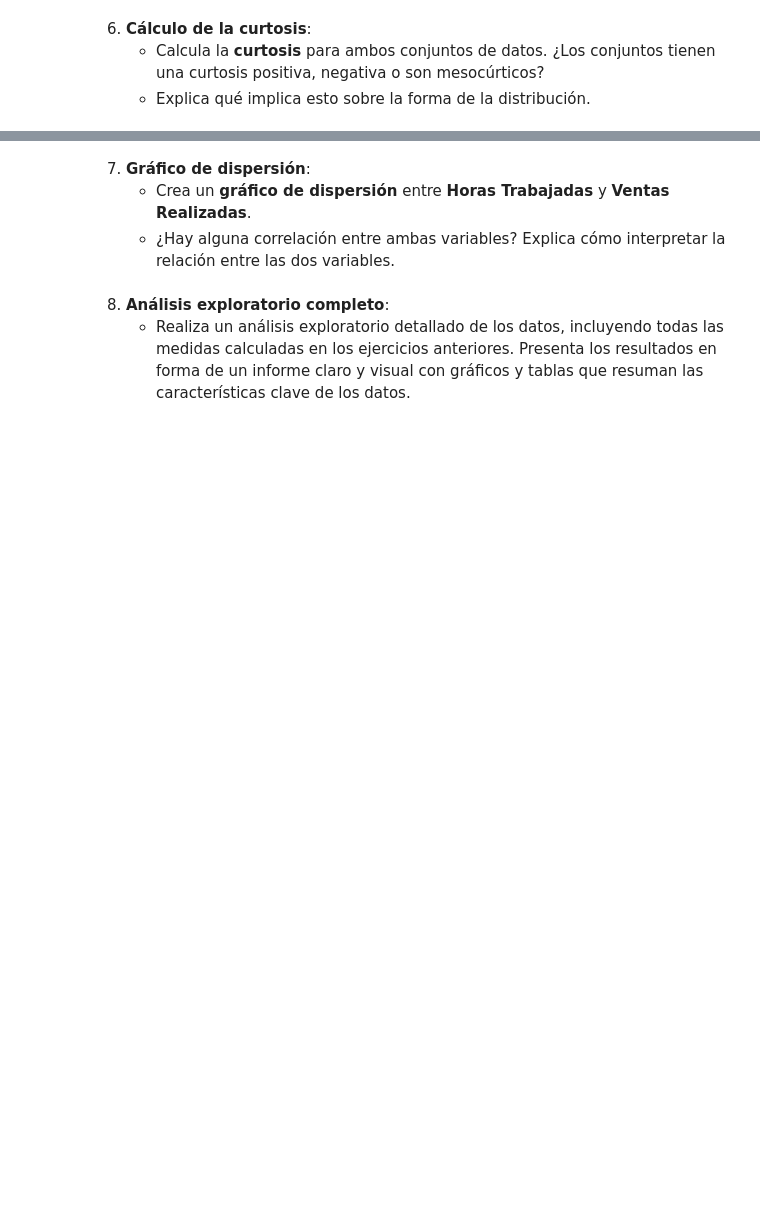
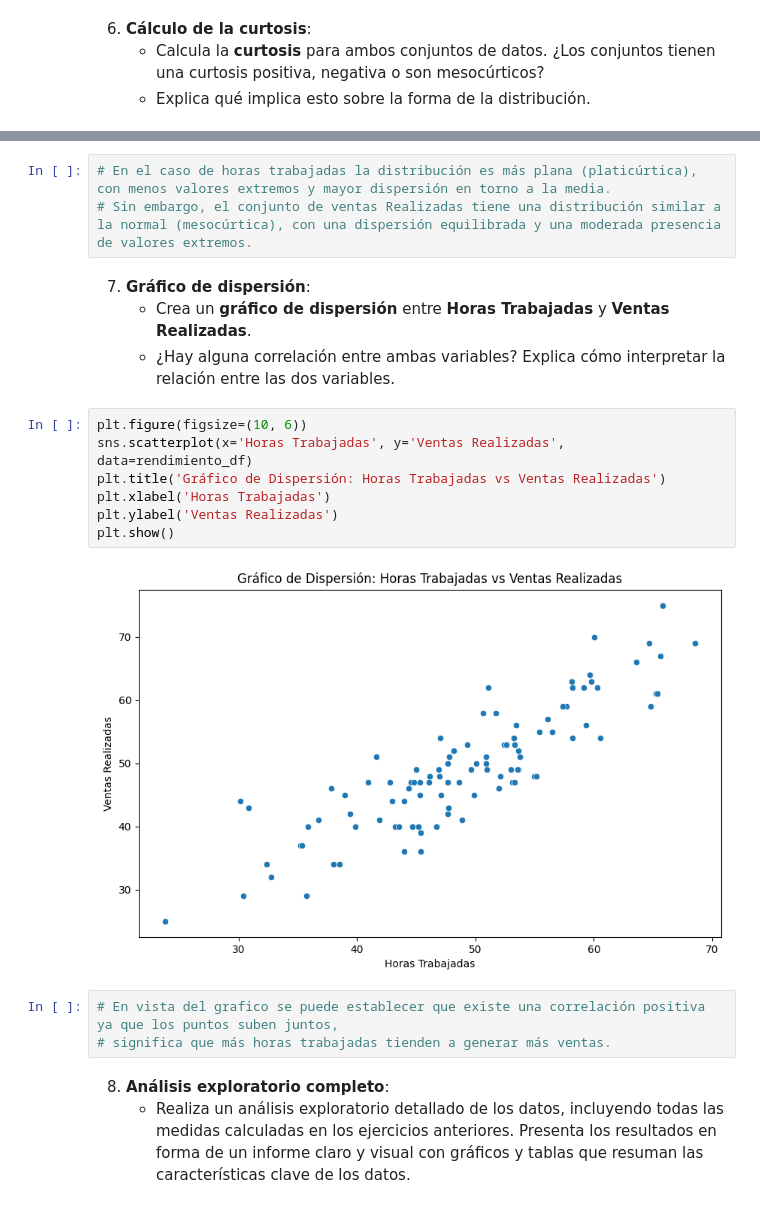
Before and after one commit to SrAlcast/6.1.Estad-stica_Descriptiva, a Jupyter notebook: laboratorio-modulo6-leccion01-estadistica-descriptiva.ipynb, the cells around one changed output, grey strips where cells are left out. Cells and saved outputs as stored; diff of their text form; blank space fills up the shorter version.

```diff
--- a/laboratorio-modulo6-leccion01-estadistica-descriptiva.ipynb
+++ b/laboratorio-modulo6-leccion01-estadistica-descriptiva.ipynb
@@ -215,7 +391,22 @@ print(ventas_realizadas)
+# %%
+# En el caso de horas trabajadas la distribución es más plana (platicúrtica), con menos valores extremos y mayor dispersión en torno a la media.
+# Sin embargo, el conjunto de ventas Realizadas tiene una distribución similar a la normal (mesocúrtica), con una dispersión equilibrada y una moderada presencia de valores extremos.
 # %% [markdown]
 7. **Gráfico de dispersión**:
    - Crea un **gráfico de dispersión** entre **Horas Trabajadas** y **Ventas Realizadas**.
    - ¿Hay alguna correlación entre ambas variables? Explica cómo interpretar la relación entre las dos variables.
+# %%
+plt.figure(figsize=(10, 6))
+sns.scatterplot(x='Horas Trabajadas', y='Ventas Realizadas', data=rendimiento_df)
+plt.title('Gráfico de Dispersión: Horas Trabajadas vs Ventas Realizadas')
+plt.xlabel('Horas Trabajadas')
+plt.ylabel('Ventas Realizadas')
+plt.show()
+# %% [output]
+[figure, added]
+# %%
+# En vista del grafico se puede establecer que existe una correlación positiva ya que los puntos suben juntos,
+# significa que más horas trabajadas tienden a generar más ventas.
 # %% [markdown]
 8. **Análisis exploratorio completo**:
    - Realiza un análisis exploratorio detallado de los datos, incluyendo todas las medidas calculadas en los ejercicios anteriores. Presenta los resultados en forma de un informe claro y visual con gráficos y tablas que resuman las características clave de los datos.
```
Also changed, not shown: parts of 24 cells of this notebook.
